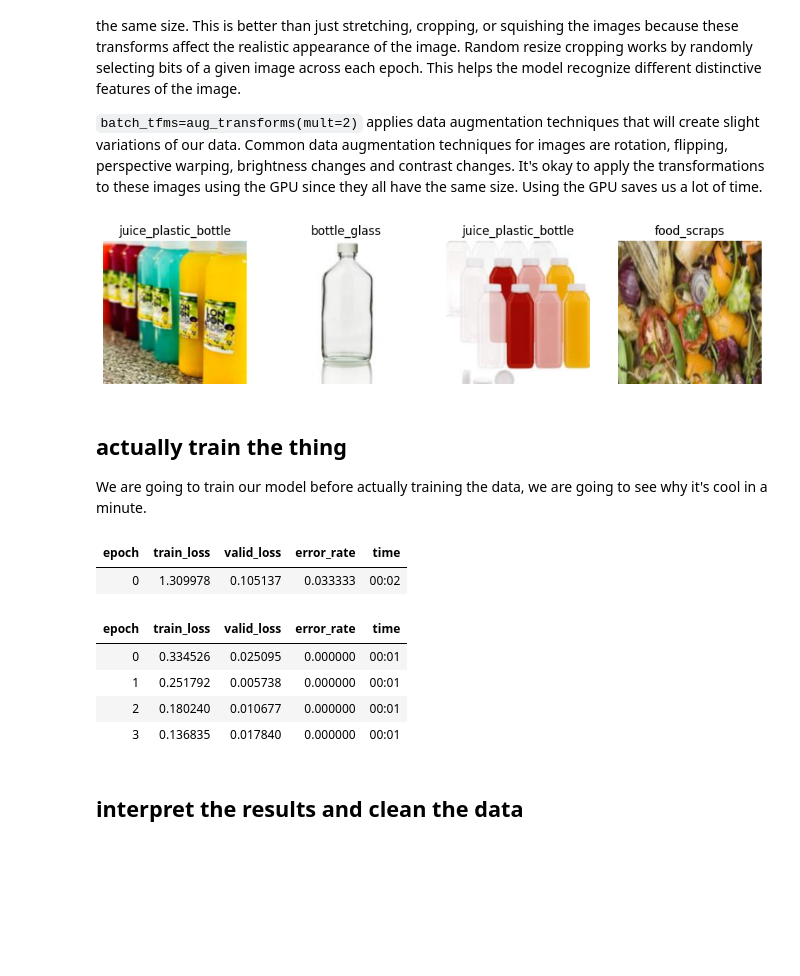
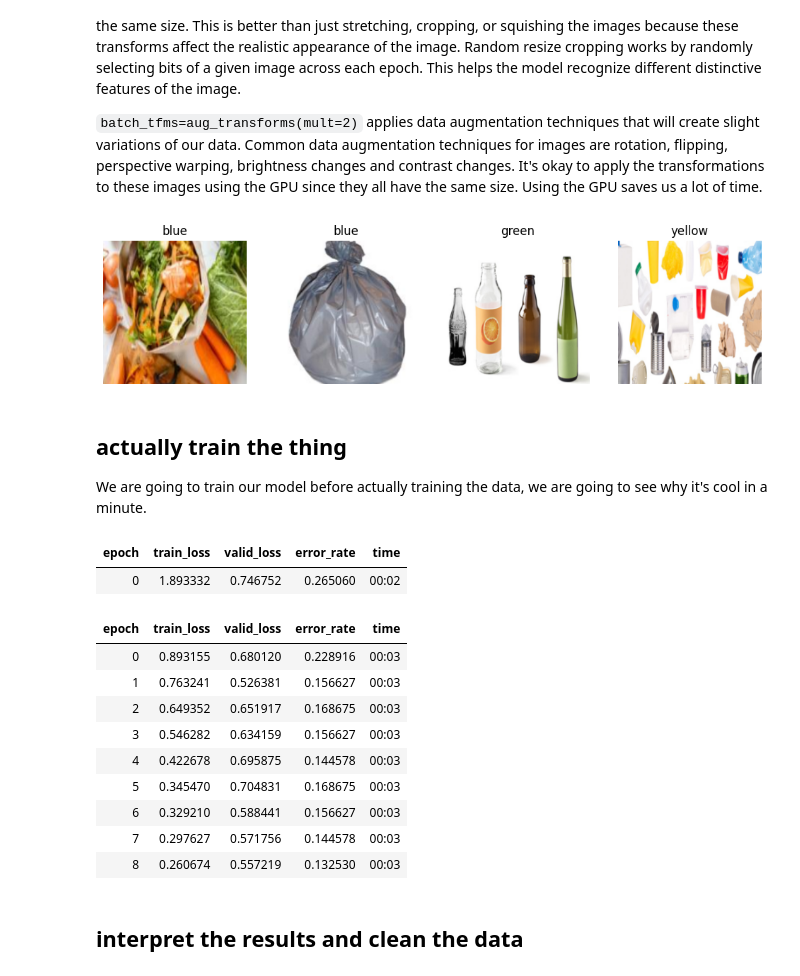
Before and after one commit to yactouat/learning_AI, a Jupyter notebook: notebooks/waste-sorter/waste-sorter.ipynb, the cells around one changed output. Cells and saved outputs as stored; diff of their text form; code cells hidden in the pictures; blank space fills up the shorter version.

```diff
--- a/notebooks/waste-sorter/waste-sorter.ipynb
+++ b/notebooks/waste-sorter/waste-sorter.ipynb
@@ -71,6 +114,11 @@ for subdir in searches:
 # %% [markdown]
 ## creating our dataset for training
 # %%
+# we want to label our subitems as "yellow", "green" or "blue"
+# so we need to create a function that will return the name of the grandparent folder the image is in
+def grandparent_label(fn):
+    return fn.parent.parent.name
+
 # creating our data loader, which will make the data available for our trainer as `train` and `valid` sets;
 # a data loader always needs:
     # the type of data you're working with
@@ -87,7 +135,7 @@ dls = DataBlock(
     splitter=RandomSplitter(valid_pct=0.2, seed=42),
     # 4th parameter: how do we know the correct label for each image ?
         # (we use the name of the folder the image is in)
-    get_y=parent_label,
+    get_y=grandparent_label,
     # 5th parameter: how do we make all the input images the same size ?
         # we could also have used `RandomResizedCrop` as in `Resize(192, method='squish')`,
         # or some other tansforms
@@ -127,7 +175,7 @@ Random resize cropping works by randomly selecting bits of a given image across
 # let's see what we got in our data block
 dls.valid.show_batch(max_n=4, nrows=1)
 # %% [output]
-[figure, old version]
+[figure, new version]
 # %% [markdown]
 ## actually train the thing
 
@@ -135,15 +183,20 @@ We are going to train our model before actually training the data, we are going
 # %%
 # the `resnet` number denotes the depth of the model
 learn = vision_learner(dls, resnet34, metrics=error_rate)
-learn.fine_tune(4)
+learn.fine_tune(9)
 # %% [output]
 | epoch | train_loss | valid_loss | error_rate | time |
-| 0 | 1.309978 | 0.105137 | 0.033333 | 00:02 |
+| 0 | 1.893332 | 0.746752 | 0.265060 | 00:02 |
 | epoch | train_loss | valid_loss | error_rate | time |
-| 0 | 0.334526 | 0.025095 | 0.000000 | 00:01 |
-| 1 | 0.251792 | 0.005738 | 0.000000 | 00:01 |
-| 2 | 0.180240 | 0.010677 | 0.000000 | 00:01 |
-| 3 | 0.136835 | 0.017840 | 0.000000 | 00:01 |
+| 0 | 0.893155 | 0.680120 | 0.228916 | 00:03 |
+| 1 | 0.763241 | 0.526381 | 0.156627 | 00:03 |
+| 2 | 0.649352 | 0.651917 | 0.168675 | 00:03 |
+| 3 | 0.546282 | 0.634159 | 0.156627 | 00:03 |
+| 4 | 0.422678 | 0.695875 | 0.144578 | 00:03 |
+| 5 | 0.345470 | 0.704831 | 0.168675 | 00:03 |
+| 6 | 0.329210 | 0.588441 | 0.156627 | 00:03 |
+| 7 | 0.297627 | 0.571756 | 0.144578 | 00:03 |
+| 8 | 0.260674 | 0.557219 | 0.132530 | 00:03 |
 # %% [markdown]
 ## interpret the results and clean the data
 # %%
```
Also changed, not shown: parts of 17 cells of this notebook, 8 other files.
